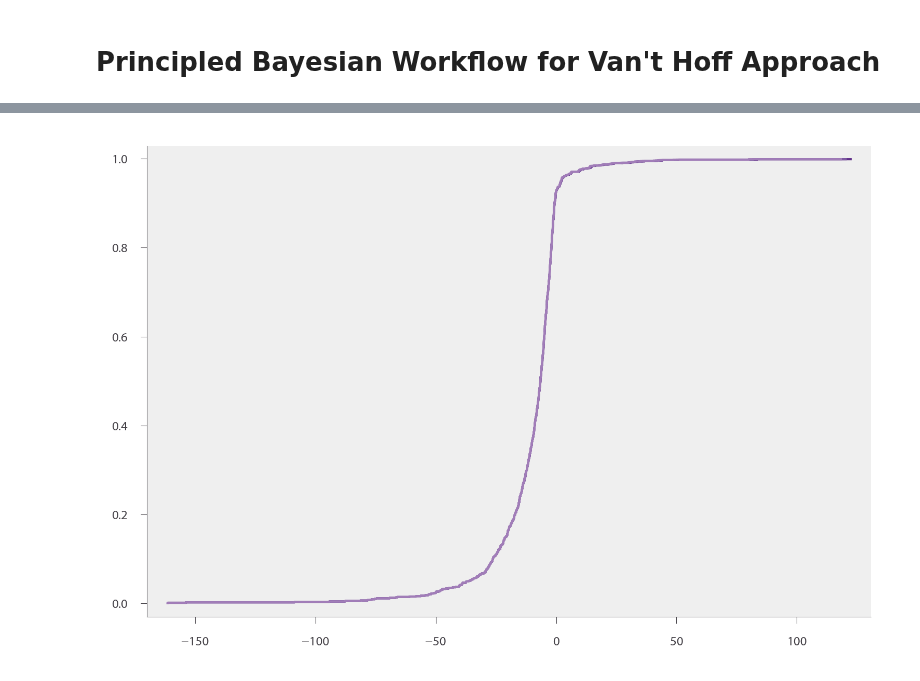
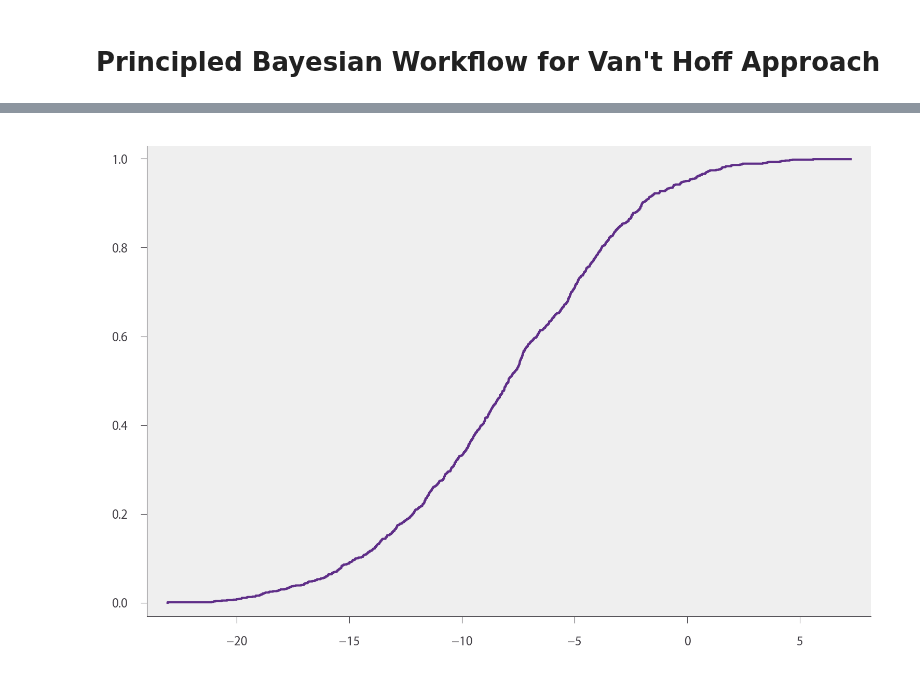
Before and after one commit to RPGroup-PBoC/mwc_growth, a Jupyter notebook: code/analysis/vant_hoff_workflow.ipynb, the cells around one changed output, grey strips where cells are left out. Drawn from its saved outputs; the diff is of its cells as text; code cells hidden in the pictures.

```diff
--- a/code/analysis/vant_hoff_workflow.ipynb
+++ b/code/analysis/vant_hoff_workflow.ipynb
@@ -65,11 +65,11 @@ which he have shown previously to be a reasonable prior. We are now tasked with
 # %%
 # Perform prior predictive checks.
 rep_range = np.logspace(0, 3, 5)
-temps = [32, 37, 42]
+temps = [37]
 
 # Define the priors
-delH_mu, delH_sigma = 4.5, 2
-delS_mu, delS_sigma = 2, 1
+delH_mu, delH_sigma = 1000, 1
+delS_mu, delS_sigma = -5, 5
 sigma_mu, sigma_sigma = 0, 0.1
 
 # Define the number of simulations
@@ -80,11 +80,11 @@ n_draws = 6
 dfs = []
 for sim in tqdm.tqdm(range(n_sim)):
     #Draw random values for the delG and delS
-    delH = np.random.lognormal(delH_mu, delH_sigma)
-    delS = np.random.lognormal(delS_mu, delS_sigma)
+    delH = np.random.normal(delH_mu, delH_sigma)
+    delS = np.random.normal(delS_mu, delS_sigma)
     sigma = np.abs(np.random.normal(sigma_mu, sigma_sigma))
     for t in temps:
-        epsilon = (delH / (t + 273.15)) - delS
+        epsilon = -(delH / (t + 273.15)) + delS
         for j, r in enumerate(rep_range):
             # Compute the mean fold-change
             fc_mu = -1 * np.log(1 + (r /  4.6E6) * np.exp(-epsilon))
@@ -130,9 +127,9 @@ for g, d in perc_df.groupby(['percentile', 'temp_C']):
 # %%
-bins = np.linspace(-20, 5, 75)
+###### bins = np.linspace(-20, 5, 75)
 fig, ax = plt.subplots(1, 1)
 y = np.arange(0, n_sim, 1) / n_sim
-_ = ax.step(np.sort(prior_pred_df[(prior_pred_df['temp_C']==32)]['epsilon'].unique()), y, lw=1)
+
 _ = ax.step(np.sort(prior_pred_df[(prior_pred_df['temp_C']==37)]['epsilon'].unique()), y, lw=1)
-_ = ax.step(np.sort(prior_pred_df[(prior_pred_df['temp_C']==42)]['epsilon'].unique()), y, lw=1)
+# ax.set_xlim([-30, 3])
 # %% [output]
-[figure, old version]
+[figure, new version]
```
Also changed, not shown: parts of 2 cells of this notebook, 2 other files.
